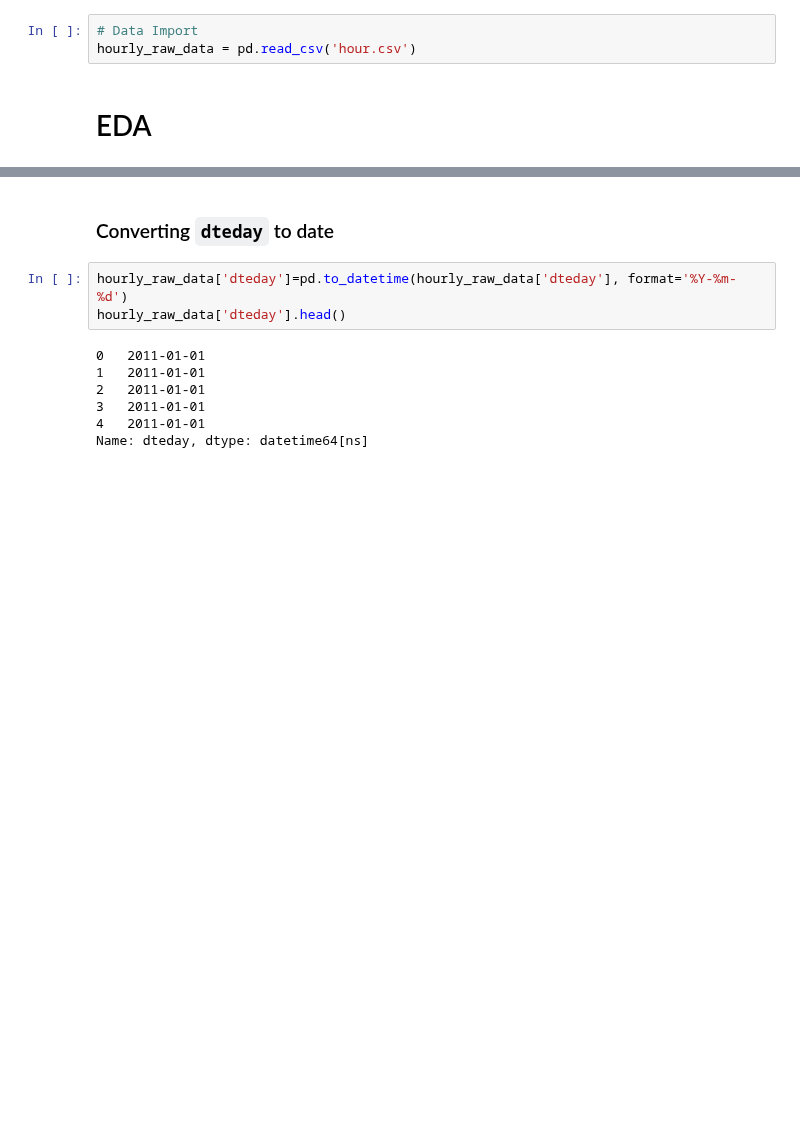
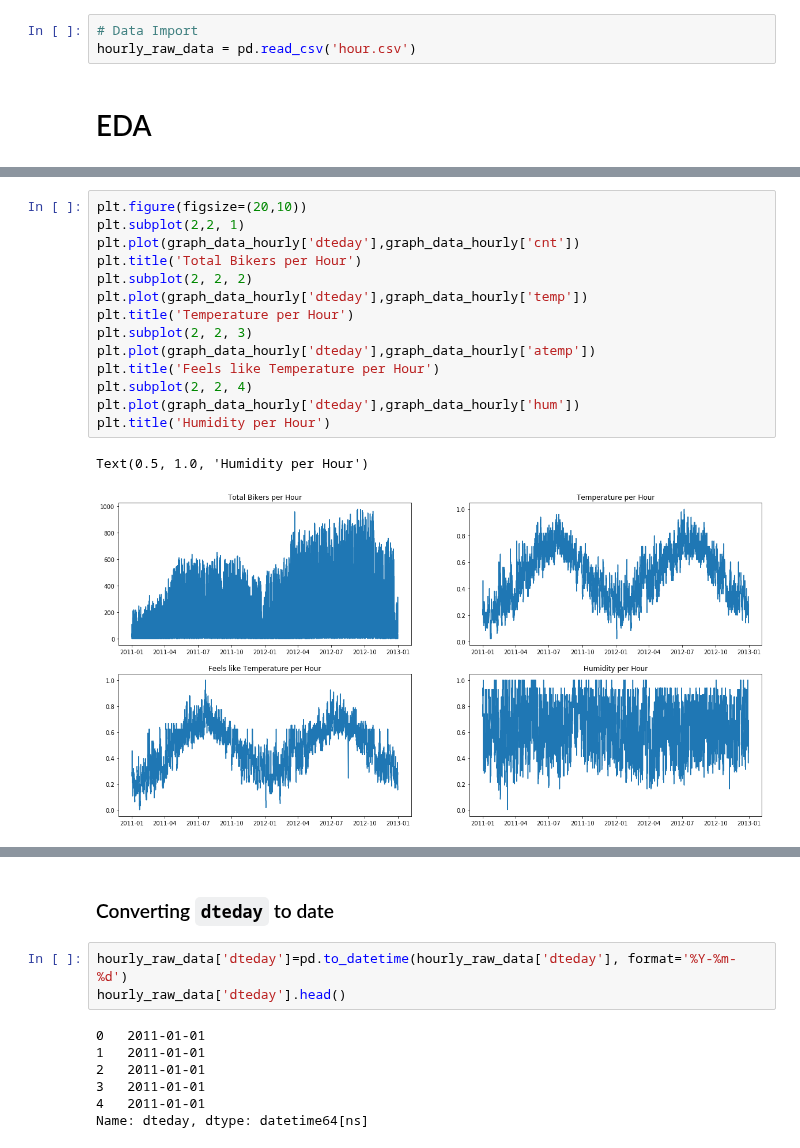
Before and after one commit to mradazoury/Bike_Prediction_Python_group_project, a Jupyter notebook: Bike-Sharing-Dataset 2/1. EDA + Baseline.ipynb, the cells around one changed output, grey strips where cells are left out. Saved outputs shown, nothing was run; the diff lists cells and outputs as text; blank space fills up the shorter version.

```diff
--- a/Bike-Sharing-Dataset 2/1. EDA + Baseline.ipynb
+++ b/Bike-Sharing-Dataset 2/1. EDA + Baseline.ipynb
@@ -68,0 +72,17 @@ hourly_raw_data = pd.read_csv('hour.csv')
+# %%
+plt.figure(figsize=(20,10))
+plt.subplot(2,2, 1)
+plt.plot(graph_data_hourly['dteday'],graph_data_hourly['cnt'])
+plt.title('Total Bikers per Hour')
+plt.subplot(2, 2, 2)
+plt.plot(graph_data_hourly['dteday'],graph_data_hourly['temp'])
+plt.title('Temperature per Hour')
+plt.subplot(2, 2, 3)
+plt.plot(graph_data_hourly['dteday'],graph_data_hourly['atemp'])
+plt.title('Feels like Temperature per Hour')
+plt.subplot(2, 2, 4)
+plt.plot(graph_data_hourly['dteday'],graph_data_hourly['hum'])
+plt.title('Humidity per Hour')
+# %% [output]
+Text(0.5, 1.0, 'Humidity per Hour')
+[figure, added]
```
Also changed, not shown: parts of 24 cells of this notebook, 13 other files.
